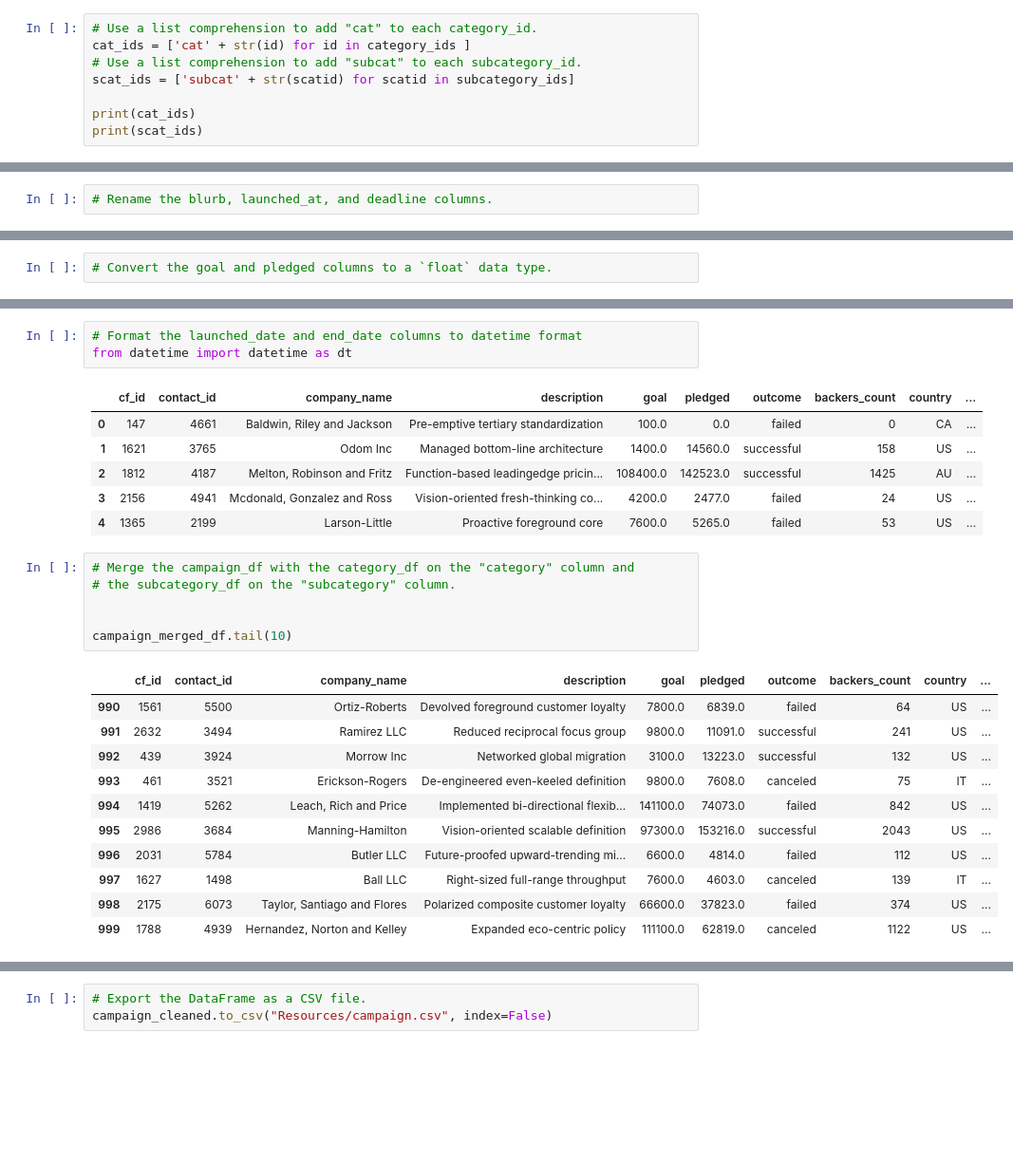
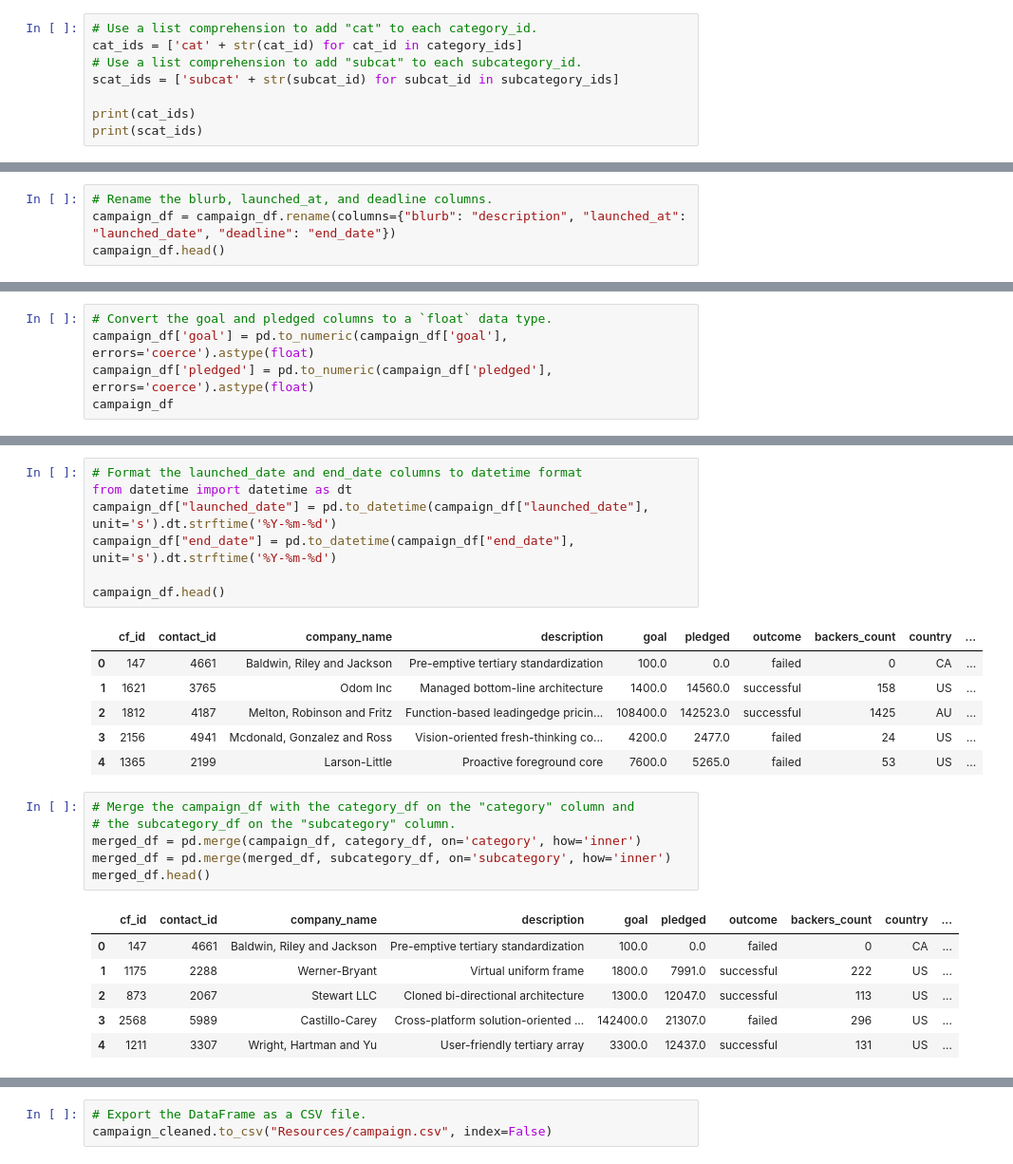
Before and after one commit to Yasmin-9/Crowdfunding_ETL, a Jupyter notebook: ETL_Mini_Project_ANkrumah_YBsata_ADhillon_MCelme_FINAL.ipynb, the cells around one changed output, grey strips where cells are left out. Shown at 95% size. Saved outputs shown, nothing was run; the diff lists cells and outputs as text; blank space fills up the shorter version.

Commit message:
final merge

```diff
--- a/Yasmin/ETL_Mini_Project_Yasmin Copy.ipynb
+++ b/ETL_Mini_Project_ANkrumah_YBsata_ADhillon_MCelme_FINAL.ipynb
@@ -99,9 +106,9 @@ print(subcategory_ids)
 [ 1  2  3  4  5  6  7  8  9 10 11 12 13 14 15 16 17 18 19 20 21 22 23 24]
 # %%
 # Use a list comprehension to add "cat" to each category_id.
-cat_ids = ['cat' + str(id) for id in category_ids ]
+cat_ids = ['cat' + str(cat_id) for cat_id in category_ids]
 # Use a list comprehension to add "subcat" to each subcategory_id.
-scat_ids = ['subcat' + str(scatid) for scatid in subcategory_ids]
+scat_ids = ['subcat' + str(subcat_id) for subcat_id in subcategory_ids]
 
 print(cat_ids)
 print(scat_ids)
@@ -172,6 +193,8 @@ campaign_df.head()
 | 4 | 1365 | 2199 | Larson-Little | Proactive foreground core | 7600 | 5265 | failed | 53 | US | ... |
 # %%
 # Rename the blurb, launched_at, and deadline columns.
+campaign_df = campaign_df.rename(columns={"blurb": "description", "launched_at": "launched_date", "deadline": "end_date"})
+campaign_df.head()
 # %% [output]
 |  | cf_id | contact_id | company_name | description | goal | pledged | outcome | backers_count | country | ... |
 | 0 | 147 | 4661 | Baldwin, Riley and Jackson | Pre-emptive tertiary standardization | 100 | 0 | failed | 0 | CA | ... |
@@ -181,6 +204,9 @@ campaign_df.head()
 | 4 | 1365 | 2199 | Larson-Little | Proactive foreground core | 7600 | 5265 | failed | 53 | US | ... |
 # %%
 # Convert the goal and pledged columns to a `float` data type.
+campaign_df['goal'] = pd.to_numeric(campaign_df['goal'], errors='coerce').astype(float)
+campaign_df['pledged'] = pd.to_numeric(campaign_df['pledged'], errors='coerce').astype(float)
+campaign_df
 # %% [output]
 |  | cf_id | contact_id | company_name | description | goal | pledged | outcome | backers_count | country | ... |
 | 0 | 147 | 4661 | Baldwin, Riley and Jackson | Pre-emptive tertiary standardization | 100.0 | 0.0 | failed | 0 | CA | ... |
@@ -212,6 +246,10 @@ dtype: object
 # %%
 # Format the launched_date and end_date columns to datetime format
 from datetime import datetime as dt
+campaign_df["launched_date"] = pd.to_datetime(campaign_df["launched_date"], unit='s').dt.strftime('%Y-%m-%d')
+campaign_df["end_date"] = pd.to_datetime(campaign_df["end_date"], unit='s').dt.strftime('%Y-%m-%d')
+
+campaign_df.head()
 # %% [output]
 |  | cf_id | contact_id | company_name | description | goal | pledged | outcome | backers_count | country | ... |
 | 0 | 147 | 4661 | Baldwin, Riley and Jackson | Pre-emptive tertiary standardization | 100.0 | 0.0 | failed | 0 | CA | ... |
@@ -222,18 +260,13 @@ from datetime import datetime as dt
 # %%
 # Merge the campaign_df with the category_df on the "category" column and
 # the subcategory_df on the "subcategory" column.
-
-
-campaign_merged_df.tail(10)
+merged_df = pd.merge(campaign_df, category_df, on='category', how='inner')
+merged_df = pd.merge(merged_df, subcategory_df, on='subcategory', how='inner')
+merged_df.head()
 # %% [output]
 |  | cf_id | contact_id | company_name | description | goal | pledged | outcome | backers_count | country | ... |
-| 990 | 1561 | 5500 | Ortiz-Roberts | Devolved foreground customer loyalty | 7800.0 | 6839.0 | failed | 64 | US | ... |
-| 991 | 2632 | 3494 | Ramirez LLC | Reduced reciprocal focus group | 9800.0 | 11091.0 | successful | 241 | US | ... |
-| 992 | 439 | 3924 | Morrow Inc | Networked global migration | 3100.0 | 13223.0 | successful | 132 | US | ... |
-| 993 | 461 | 3521 | Erickson-Rogers | De-engineered even-keeled definition | 9800.0 | 7608.0 | canceled | 75 | IT | ... |
-| 994 | 1419 | 5262 | Leach, Rich and Price | Implemented bi-directional flexib... | 141100.0 | 74073.0 | failed | 842 | US | ... |
-| 995 | 2986 | 3684 | Manning-Hamilton | Vision-oriented scalable definition | 97300.0 | 153216.0 | successful | 2043 | US | ... |
-| 996 | 2031 | 5784 | Butler LLC | Future-proofed upward-trending mi... | 6600.0 | 4814.0 | failed | 112 | US | ... |
-| 997 | 1627 | 1498 | Ball LLC | Right-sized full-range throughput | 7600.0 | 4603.0 | canceled | 139 | IT | ... |
-| 998 | 2175 | 6073 | Taylor, Santiago and Flores | Polarized composite customer loyalty | 66600.0 | 37823.0 | failed | 374 | US | ... |
-| 999 | 1788 | 4939 | Hernandez, Norton and Kelley | Expanded eco-centric policy | 111100.0 | 62819.0 | canceled | 1122 | US | ... |
+| 0 | 147 | 4661 | Baldwin, Riley and Jackson | Pre-emptive tertiary standardization | 100.0 | 0.0 | failed | 0 | CA | ... |
+| 1 | 1175 | 2288 | Werner-Bryant | Virtual uniform frame | 1800.0 | 7991.0 | successful | 222 | US | ... |
+| 2 | 873 | 2067 | Stewart LLC | Cloned bi-directional architecture | 1300.0 | 12047.0 | successful | 113 | US | ... |
+| 3 | 2568 | 5989 | Castillo-Carey | Cross-platform solution-oriented ... | 142400.0 | 21307.0 | failed | 296 | US | ... |
+| 4 | 1211 | 3307 | Wright, Hartman and Yu | User-friendly tertiary array | 3300.0 | 12437.0 | successful | 131 | US | ... |
```
Also changed, not shown: parts of 36 cells of this notebook, 19 other files.
